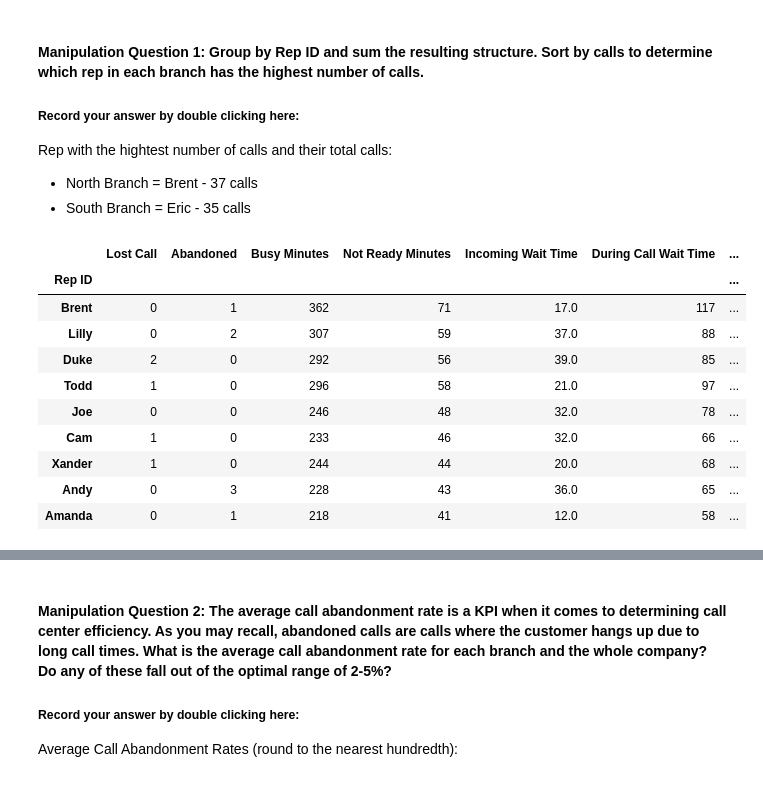
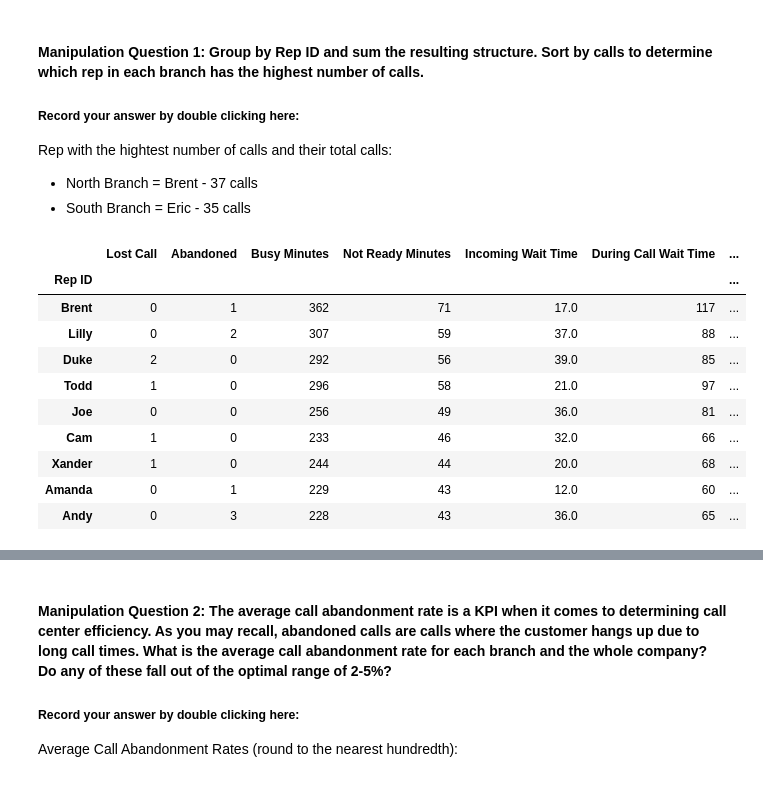
Before and after one commit to pamkellerman/call-center-cleanup-assignment, a Jupyter notebook: Call_Center_Cleanup.ipynb, the cells around one changed output, grey strips where cells are left out. Drawn from its saved outputs; the diff is of its cells as text; code cells hidden in the pictures.

```diff
--- a/Call_Center_Cleanup.ipynb
+++ b/Call_Center_Cleanup.ipynb
@@ -474,17 +413,17 @@ Rep with the hightest number of calls and their total calls:
 # %%
 # Code Used
 # Add Additional Cells as needed.
-north2_df.groupby("Rep ID").sum().sort_values(by='Calls', ascending=False)
+new_north_df.groupby("Rep ID").sum().sort_values(by='Calls', ascending=False)
 # %% [output]
 |  | Lost Call | Abandoned | Busy Minutes | Not Ready Minutes | Incoming Wait Time | During Call Wait Time | ... |
 | Rep ID |  |  |  |  |  |  | ... |
 | Brent | 0 | 1 | 362 | 71 | 17.0 | 117 | ... |
 | Lilly | 0 | 2 | 307 | 59 | 37.0 | 88 | ... |
 | Duke | 2 | 0 | 292 | 56 | 39.0 | 85 | ... |
 | Todd | 1 | 0 | 296 | 58 | 21.0 | 97 | ... |
-| Joe | 0 | 0 | 246 | 48 | 32.0 | 78 | ... |
+| Joe | 0 | 0 | 256 | 49 | 36.0 | 81 | ... |
 | Cam | 1 | 0 | 233 | 46 | 32.0 | 66 | ... |
 | Xander | 1 | 0 | 244 | 44 | 20.0 | 68 | ... |
+| Amanda | 0 | 1 | 229 | 43 | 12.0 | 60 | ... |
 | Andy | 0 | 3 | 228 | 43 | 36.0 | 65 | ... |
-| Amanda | 0 | 1 | 218 | 41 | 12.0 | 58 | ... |
 # %%
```
Also changed, not shown: parts of 30 cells of this notebook.
